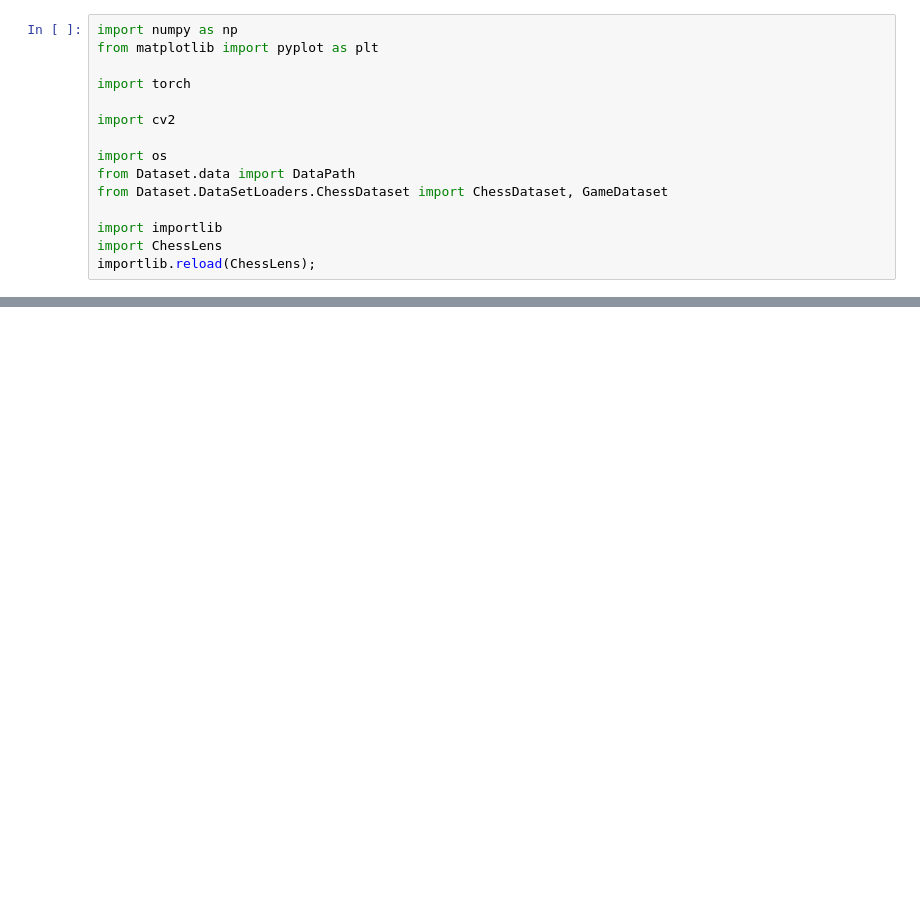
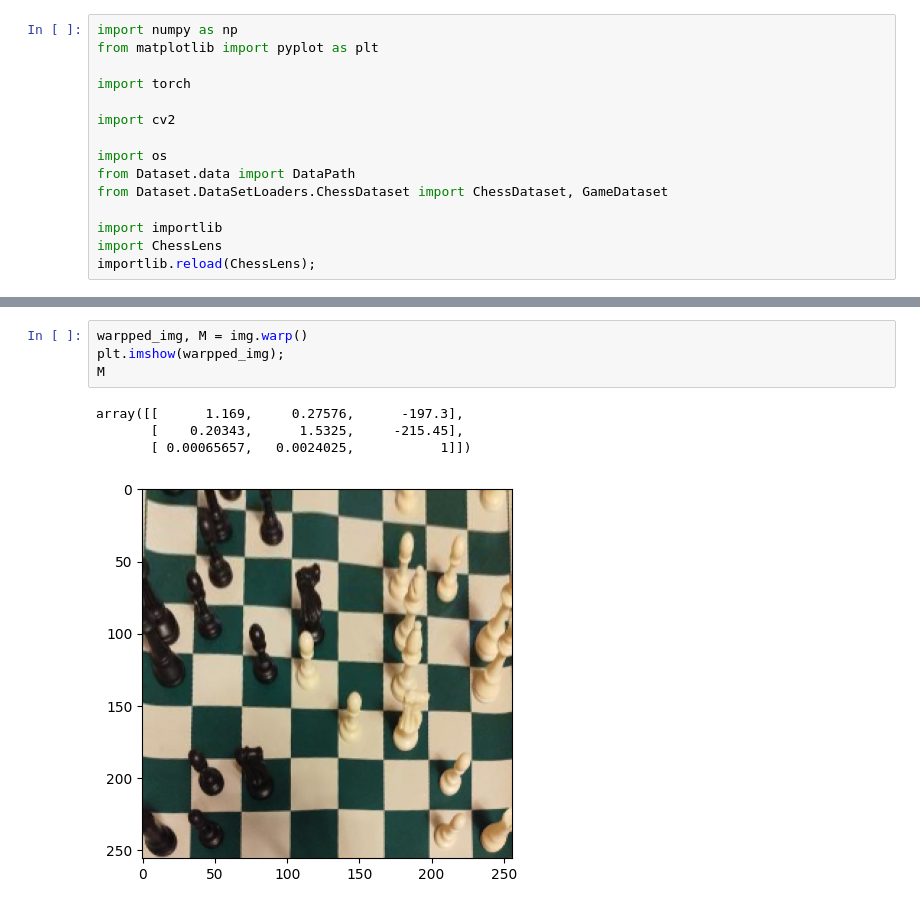
Before and after one commit to MostafaBelo/thesis_chess_lens, a Jupyter notebook: src/pipeline.ipynb, the cells around one changed output, grey strips where cells are left out. Saved outputs shown, nothing was run; the diff lists cells and outputs as text; blank space fills up the shorter version.

Commit message:
add warp function to chesslens

```diff
--- a/src/pipeline.ipynb
+++ b/src/pipeline.ipynb
@@ -53,0 +54,9 @@ img.fen
+# %%
+warpped_img, M = img.warp()
+plt.imshow(warpped_img);
+M
+# %% [output]
+array([[      1.169,     0.27576,      -197.3],
+       [    0.20343,      1.5325,     -215.45],
+       [ 0.00065657,   0.0024025,           1]])
+[figure, added]
```
Also changed, not shown: parts of 3 cells of this notebook, 3 other files.
